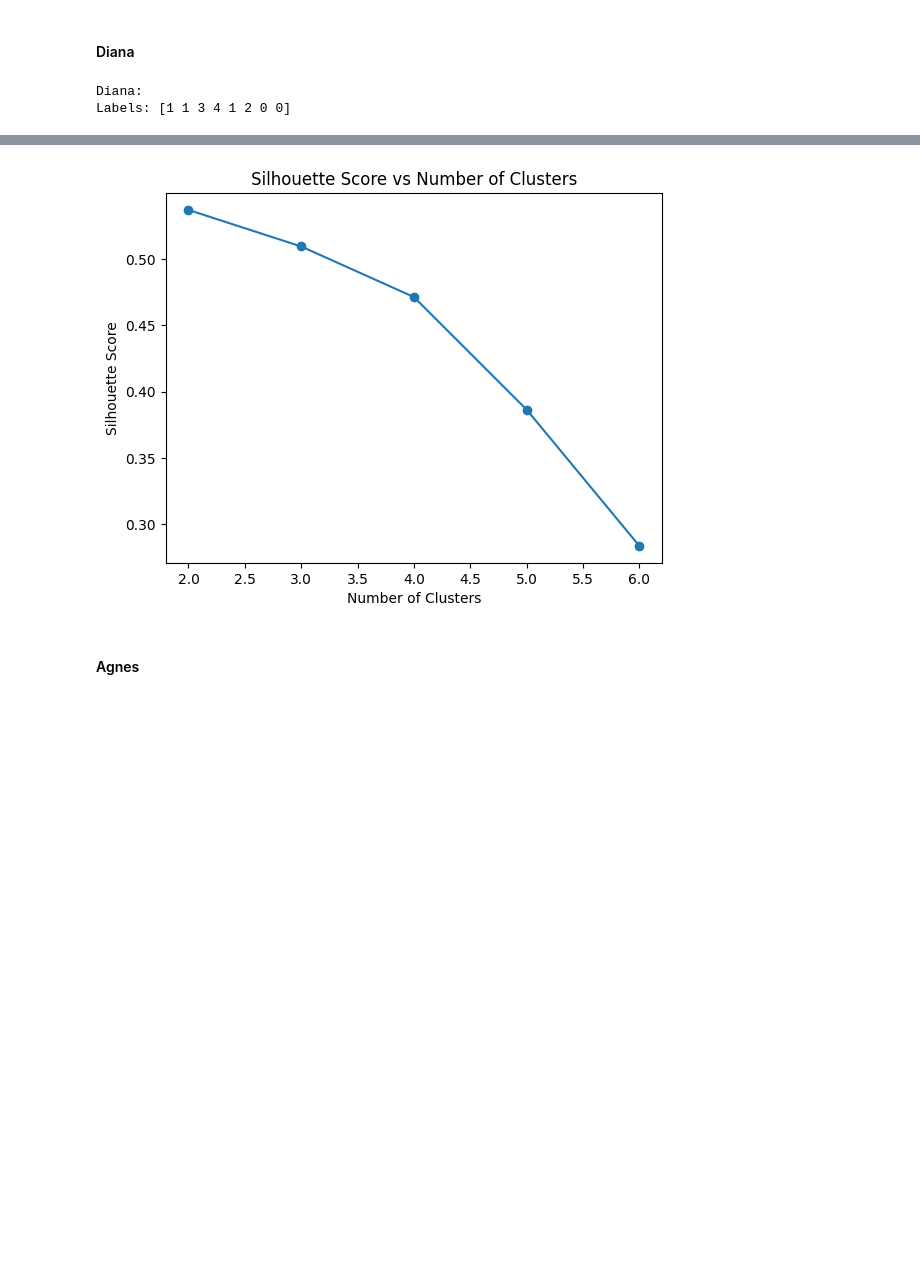
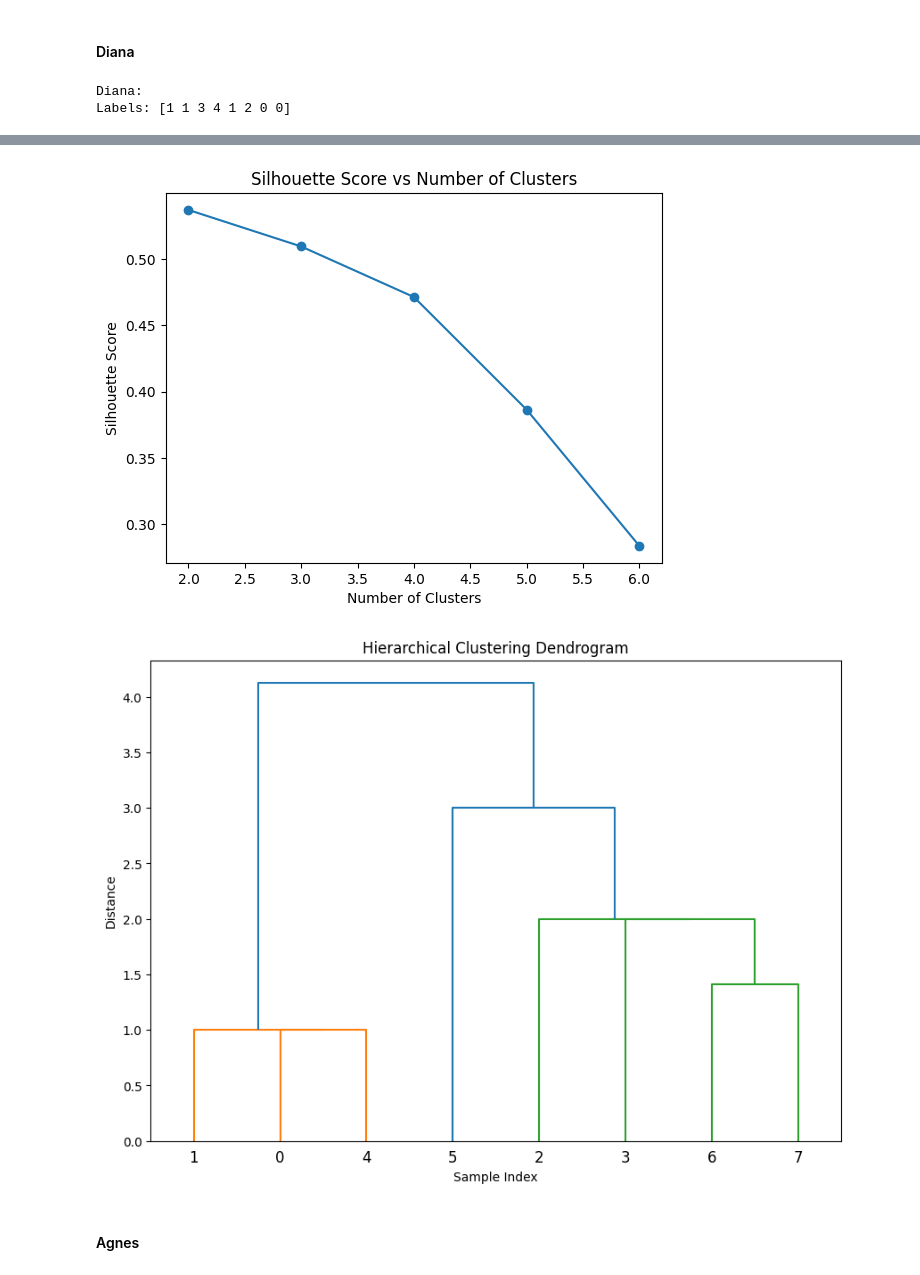
Before and after one commit to NP-15/Machine-learning, a Jupyter notebook: Sessions/Clustering-1.ipynb, the cells around one changed output, grey strips where cells are left out. Saved outputs shown, nothing was run; the diff lists cells and outputs as text; code cells hidden in the pictures; blank space fills up the shorter version.

Commit message:
Added other plots and K-Mode

```diff
--- a/Sessions/Clustering-1.ipynb
+++ b/Sessions/Clustering-1.ipynb
@@ -139,8 +140,8 @@ def plot_silhouette_vs_clusters(X, min_clusters, max_clusters):
     plt.show()
 
 # Dendogram
-def plot_dendrogram(X):
-    linked = linkage(X, method='ward')
+def plot_dendrogram(X, method):
+    linked = linkage(X, method=method)
     plt.figure(figsize=(10, 7))
     dendrogram(linked)
     plt.title("Hierarchical Clustering Dendrogram")
@@ -161,12 +155,0 @@ plot_dendrogram(X)
-# %%
-with warnings.catch_warnings():
-    warnings.simplefilter('ignore')
-    kmeans = KMeans(n_clusters=k, random_state=0)
-    kmeans.fit(X)
-
-    print("K-means:")
-    print("Labels:", kmeans.labels_)
-
-    plot_elbow(X)
-    plot_silhouette(X, kmeans.labels_)
-    plot_silhouette_vs_clusters(X, min_clusters, max_clusters)
@@ -201,20 +230,22 @@ Labels: [1 1 4 2 1 3 0 0]
 # %%
 with warnings.catch_warnings():
     warnings.simplefilter('ignore')
 
     diana = AgglomerativeClustering(n_clusters=k, linkage='single')
     diana.fit(X)
 
     print("\nDiana:")
     print("Labels:", diana.labels_)
 
     plot_silhouette(X, diana.labels_)
     plot_silhouette_vs_clusters(X, min_clusters, max_clusters)
+    plot_dendrogram(X, method='single')
 # %% [output]
 Diana:
 Labels: [1 1 3 4 1 2 0 0]
 [figure]
 [figure]
+[figure, added]
 # %% [markdown]
 #### Agnes
 # %% [markdown]
```
Also changed, not shown: parts of 14 cells of this notebook.
